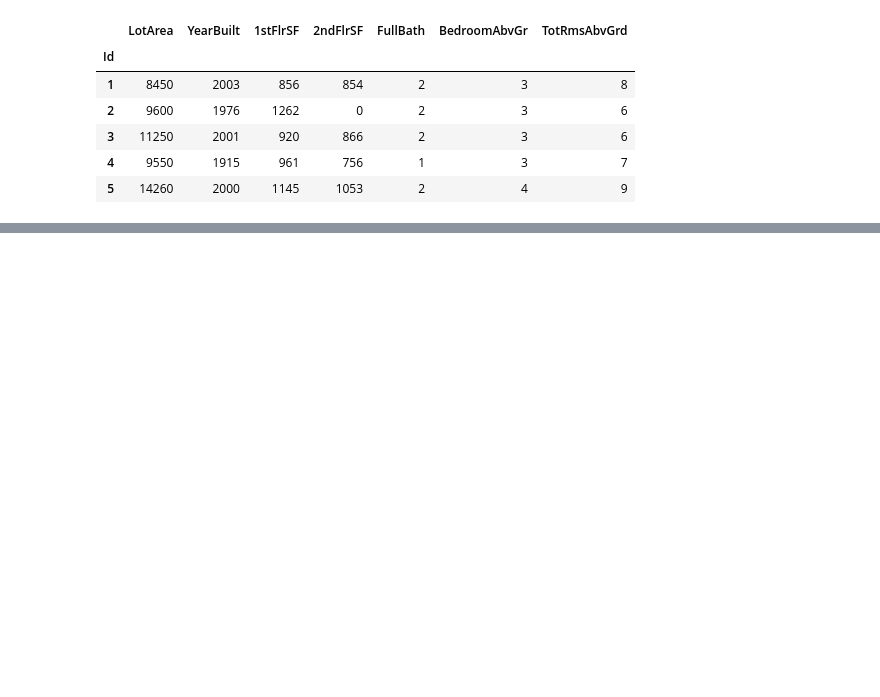
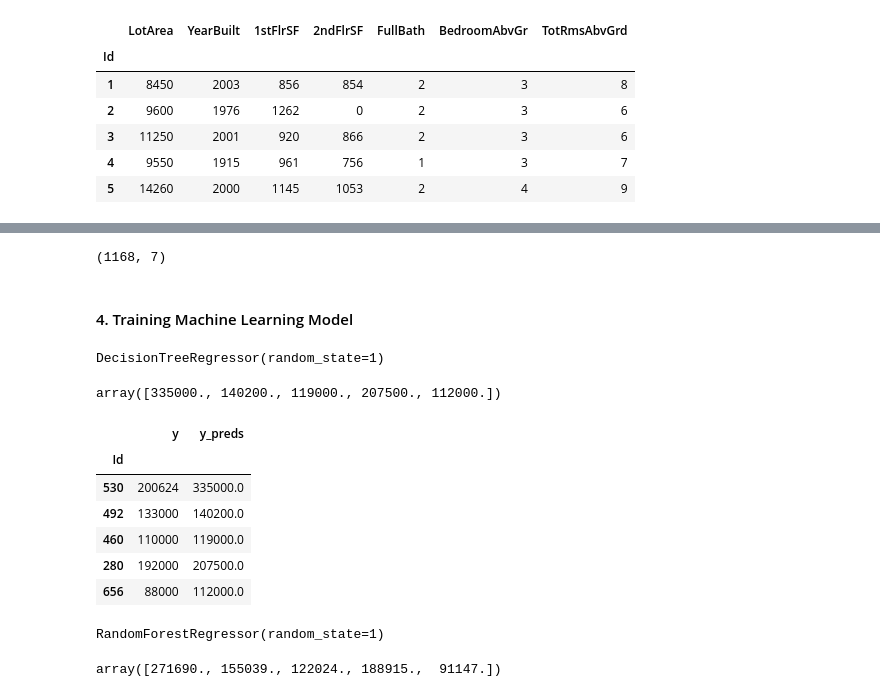
Before and after one commit to trumphu09/Data-science-getting, a Jupyter notebook: 05_Scikit_learn_and_basic_ML/Basic_machine_learning_and_project/Housing_prices_prediction.ipynb, the cells around one changed output, grey strips where cells are left out. Saved outputs shown, nothing was run; the diff lists cells and outputs as text; code cells hidden in the pictures; blank space fills up the shorter version.

```diff
--- a/05_Scikit_learn_and_basic_ML/Basic_machine_learning_and_project/Housing_prices_prediction.ipynb
+++ b/05_Scikit_learn_and_basic_ML/Basic_machine_learning_and_project/Housing_prices_prediction.ipynb
@@ -48,0 +74,42 @@ x.head()
+# %%
+x_train.shape
+# %% [output]
+(1168, 7)
+# %% [markdown]
+#### 4. Training Machine Learning Model
+# %%
+from sklearn.tree import  DecisionTreeRegressor
+
+dt_model = DecisionTreeRegressor(random_state=1)
+# %%
+# Fit training data into model
+dt_model.fit(x_train, y_train)
+# %% [output]
+DecisionTreeRegressor(random_state=1)
+# %%
+y_preds = dt_model.predict(x_valid.head())
+y_preds
+# %% [output]
+array([335000., 140200., 119000., 207500., 112000.])
+# %%
+pd.DataFrame({'y': y_valid.head(), "y_preds" : y_preds})
+# %% [output]
+|  | y | y_preds |
+| Id |  |  |
+| 530 | 200624 | 335000.0 |
+| 492 | 133000 | 140200.0 |
+| 460 | 110000 | 119000.0 |
+| 280 | 192000 | 207500.0 |
+| 656 | 88000 | 112000.0 |
+# %%
+from sklearn.ensemble import RandomForestRegressor, GradientBoostingRegressor
+
+rf_model = RandomForestRegressor(random_state= 1)
+rf_model.fit(x_train, y_train)
+# %% [output]
+RandomForestRegressor(random_state=1)
+# %%
+re_val_product = rf_model.predict(x_valid.head())
+re_val_product[:5]
+# %% [output]
+array([271690., 155039., 122024., 188915.,  91147.])
```
Also changed, not shown: parts of 7 cells of this notebook.
